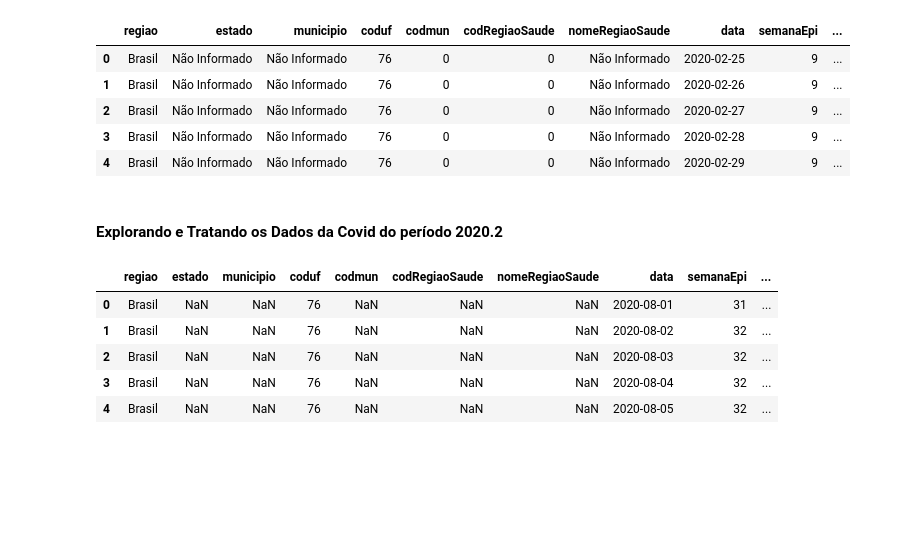
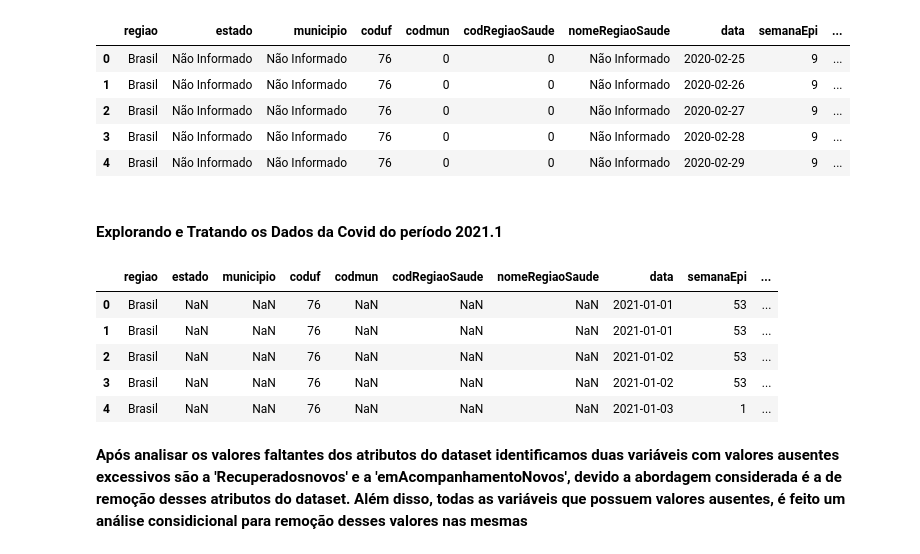
Before and after one commit to Fernando-7/COVID-19, a Jupyter notebook: Análise COVID-19.ipynb, the cells around one changed output. Drawn from its saved outputs; the diff is of its cells as text; code cells hidden in the pictures; blank space fills up the shorter version.

```diff
--- a/Análise COVID-19.ipynb
+++ b/Análise COVID-19.ipynb
@@ -6,9 +7,7 @@ import re
 # %%
 # importar os dados csv para pandas dataframe
 cvd_2020_1 = pd.read_csv('dados/2020_1.csv',delimiter=';')
-cvd_2020_2 = pd.read_csv('dados/2020_2.csv',delimiter=';')
-cvd_2021_1 = pd.read_csv('dados/2020_2.csv',delimiter=';')
-cvd_2021_2 = pd.read_csv('dados/2020_2.csv',delimiter=';')
-cvd_2022_1 = pd.read_csv('dados/2020_2.csv',delimiter=';')
+cvd_2021_1 = pd.read_csv('dados/2021_1.csv',delimiter=';')
+cvd_2022_1 = pd.read_csv('dados/2022_1.csv',delimiter=';')
 # %% [markdown]
 #### Explorando e Tratando os Dados da Covid do período 2020.1
@@ -123,13 +134,15 @@ cvd_2020_1.head()
 | 3 | Brasil | Não Informado | Não Informado | 76 | 0 | 0 | Não Informado | 2020-02-28 | 9 | ... |
 | 4 | Brasil | Não Informado | Não Informado | 76 | 0 | 0 | Não Informado | 2020-02-29 | 9 | ... |
 # %% [markdown]
-#### Explorando e Tratando os Dados da Covid do período 2020.2
+#### Explorando e Tratando os Dados da Covid do período 2021.1
 # %%
-cvd_2020_2.head()
+cvd_2021_1.head()
 # %% [output]
 |  | regiao | estado | municipio | coduf | codmun | codRegiaoSaude | nomeRegiaoSaude | data | semanaEpi | ... |
-| 0 | Brasil | NaN | NaN | 76 | NaN | NaN | NaN | 2020-08-01 | 31 | ... |
-| 1 | Brasil | NaN | NaN | 76 | NaN | NaN | NaN | 2020-08-02 | 32 | ... |
-| 2 | Brasil | NaN | NaN | 76 | NaN | NaN | NaN | 2020-08-03 | 32 | ... |
-| 3 | Brasil | NaN | NaN | 76 | NaN | NaN | NaN | 2020-08-04 | 32 | ... |
-| 4 | Brasil | NaN | NaN | 76 | NaN | NaN | NaN | 2020-08-05 | 32 | ... |
+| 0 | Brasil | NaN | NaN | 76 | NaN | NaN | NaN | 2021-01-01 | 53 | ... |
+| 1 | Brasil | NaN | NaN | 76 | NaN | NaN | NaN | 2021-01-01 | 53 | ... |
+| 2 | Brasil | NaN | NaN | 76 | NaN | NaN | NaN | 2021-01-02 | 53 | ... |
+| 3 | Brasil | NaN | NaN | 76 | NaN | NaN | NaN | 2021-01-02 | 53 | ... |
+| 4 | Brasil | NaN | NaN | 76 | NaN | NaN | NaN | 2021-01-03 | 1 | ... |
+# %% [markdown]
+**Após analisar os valores faltantes dos atributos do dataset identificamos duas variáveis com valores ausentes excessivos são a 'Recuperadosnovos' e a 'emAcompanhamentoNovos', devido a abordagem considerada é a de remoção desses atributos do dataset. Além disso, todas as variáveis que possuem valores ausentes, é feito um análise considicional para remoção desses valores nas mesmas**
```
Also changed, not shown: parts of 25 cells of this notebook, 3 other files.
